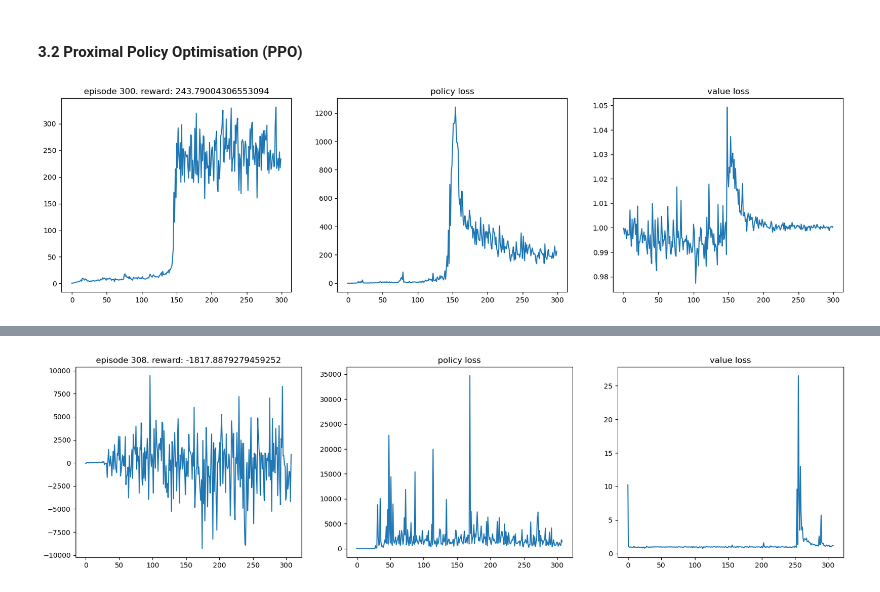
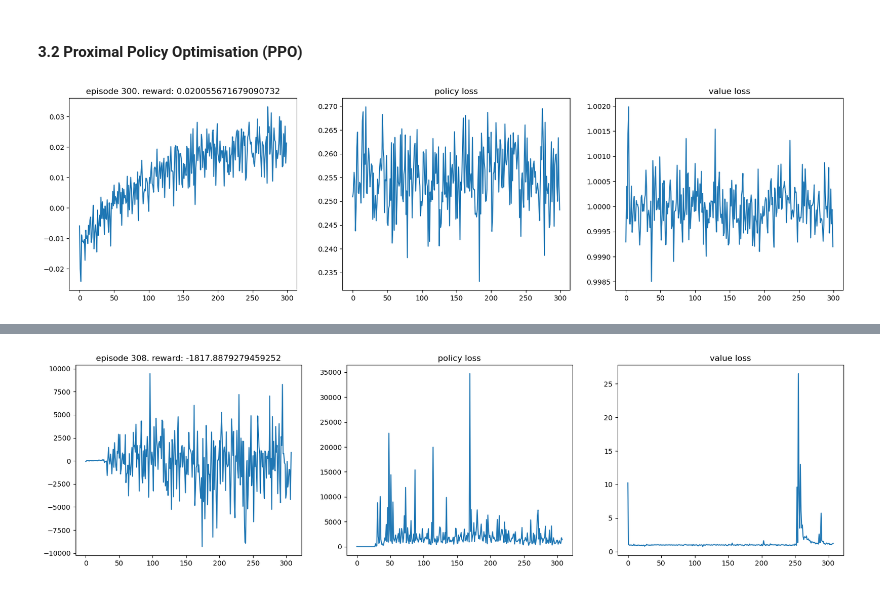
Before and after one commit to quintengeerts2000/MasterThesis-DRL_applications_to_stat_arb, a Jupyter notebook: monte_carlo_simulators/OU_stoch_control.ipynb, the cells around one changed output, grey strips where cells are left out. Cells and saved outputs as stored; diff of their text form; code cells hidden in the pictures.

```diff
--- a/monte_carlo_simulators/OU_stoch_control.ipynb
+++ b/monte_carlo_simulators/OU_stoch_control.ipynb
@@ -394,13 +399,13 @@ for episode in range(1, MAX_EPISODES+1):
 #### 3.2 Proximal Policy Optimisation (PPO)
 # %%
 MAX_EPISODES = 300
-LEARNING_RATE = 0.001
-DISCOUNT_FACTOR = 0.2
+LEARNING_RATE = 0.0001
+DISCOUNT_FACTOR = 0
 N_TRIALS = 25
 PPO_STEPS = 5
 PPO_CLIP = 0.2
 
-INPUT_DIM  = 2 * N + 1# first N input values is X_t and the next is pi_t
+INPUT_DIM  = N#2 * N + 1# first N input values is X_t and the next is pi_t
 HIDDEN_DIM = 5
 OUTPUT_DIM_ACTOR = N
 OUTPUT_DIM_CRITIC = 1
@@ -411,34 +416,35 @@ train_rewards = []
 test_rewards = []
 
 process = ornstein_uhlenbeck_process(theta,mu,sigma,delta_t)
+r = 0
 train_env = TradingEnvironment(process,T,r,p)
 train_env.eval()
 eval_env = TradingEnvironment(process,T,r,p)
 eval_env.eval()
 
 # init agent
-actor = PolicyModel(INPUT_DIM, HIDDEN_DIM, OUTPUT_DIM_ACTOR,dropout=0.2)
-critic = ValueModel(INPUT_DIM, HIDDEN_DIM, OUTPUT_DIM_CRITIC, dropout=0.2)
+actor = PolicyModel(INPUT_DIM, HIDDEN_DIM, OUTPUT_DIM_ACTOR,dropout=0)
+critic = ValueModel(INPUT_DIM, HIDDEN_DIM, OUTPUT_DIM_CRITIC, dropout=0)
 agent = ActorCritic(actor, critic)
 agent.apply(init_weights)
 optimizer = optim.Adam(agent.parameters(), lr = LEARNING_RATE)
 scheduler = optim.lr_scheduler.ExponentialLR(optimizer, gamma=0.99)
 
 for episode in range(1, MAX_EPISODES+1):
 
     policy_loss, value_loss, train_reward = train_ppo(train_env, agent, optimizer,scheduler, DISCOUNT_FACTOR, PPO_STEPS, PPO_CLIP)
 
     test_reward = evaluate(eval_env, agent)
 
     train_rewards.append(train_reward)
     test_rewards.append(test_reward)
     policy_losses.append(policy_loss)
     value_losses.append(value_loss)
 
 
     mean_train_rewards = np.mean(train_rewards[-N_TRIALS:])
     mean_test_rewards = np.mean(test_rewards[-N_TRIALS:])
 
     plot(episode, test_rewards, policy_losses, value_losses)
 # %% [output]
-[figure, old version]
+[figure, new version]
```
Also changed, not shown: parts of 4 cells of this notebook, 2 other files.
